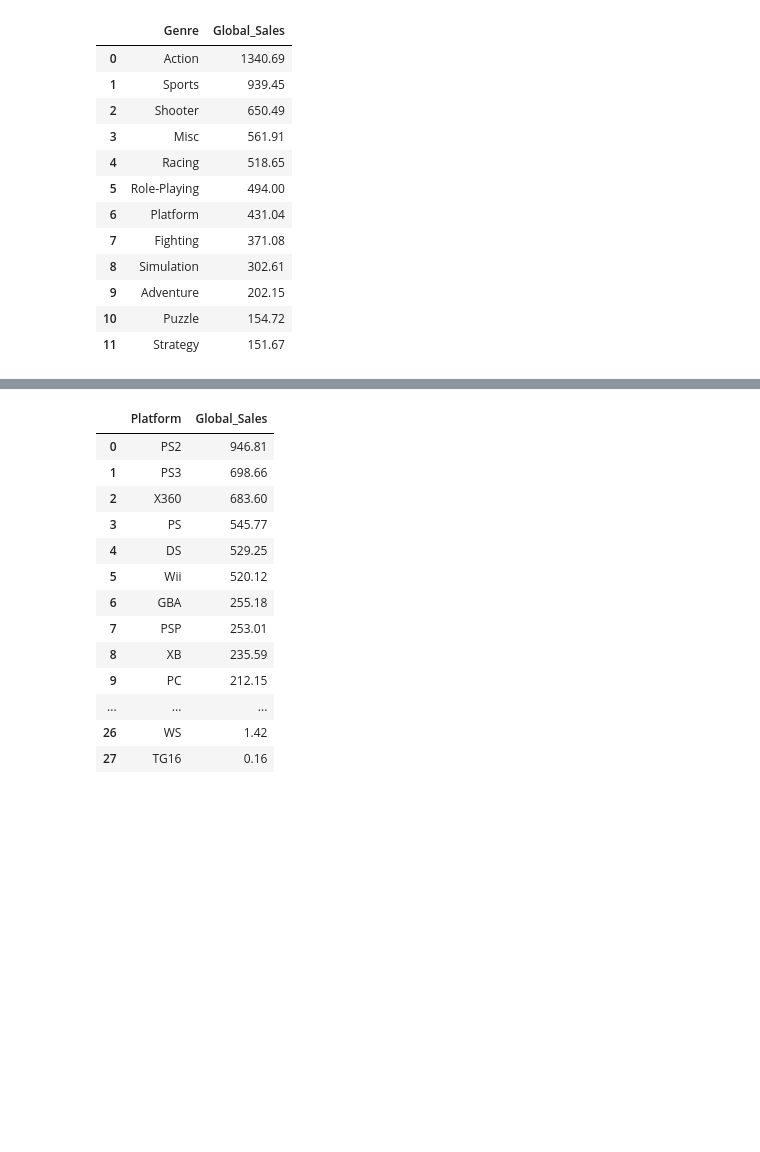
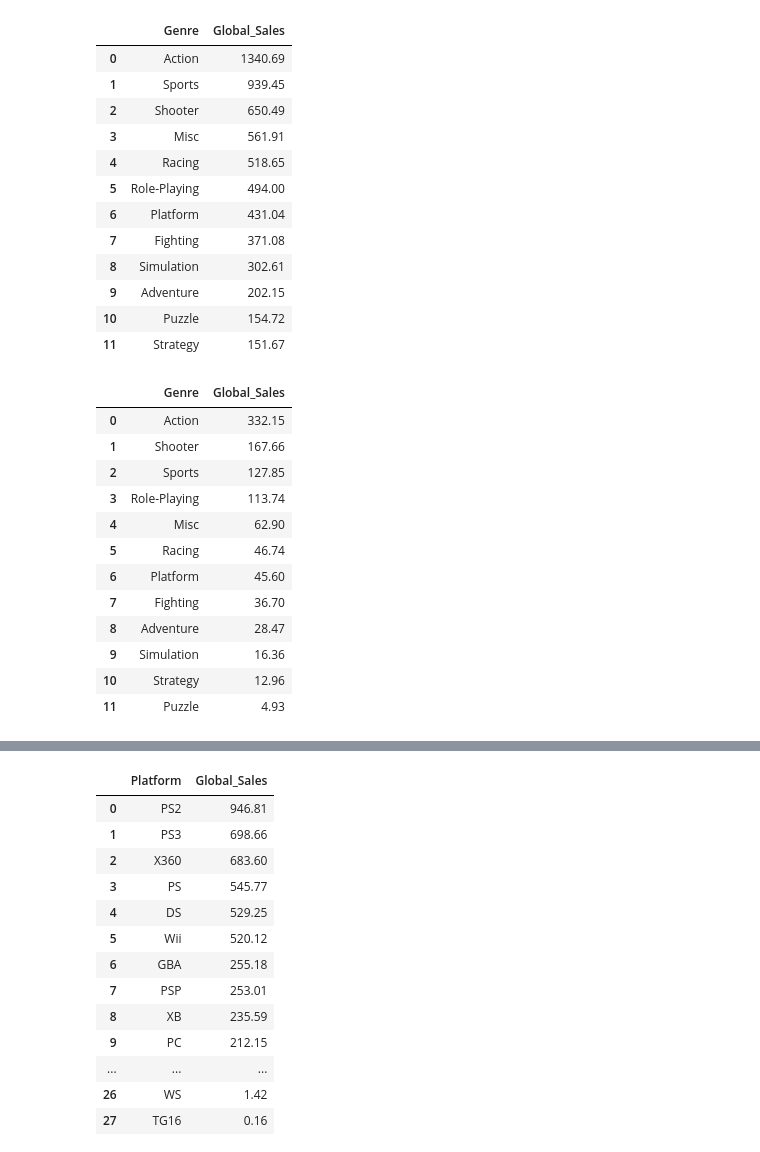
Before and after one commit to sseyonafre/Project, a Jupyter notebook: sprint1/AI_14_고세희_Section1.ipynb, the cells around one changed output, grey strips where cells are left out. Drawn from its saved outputs; the diff is of its cells as text; code cells hidden in the pictures; blank space fills up the shorter version.

```diff
--- a/sprint1/AI_14_고세희_Section1.ipynb
+++ b/sprint1/AI_14_고세희_Section1.ipynb
@@ -750,4 +749,22 @@ s_g
 | 9 | Adventure | 202.15 |
 | 10 | Puzzle | 154.72 |
 | 11 | Strategy | 151.67 |
+# %%
+#최근 5년에는 어떤 장르가 사랑받는가?
+recent_G = df.query("2011<Year<2017").groupby(['Genre'],as_index=False)['Global_Sales'].sum().sort_values(by='Global_Sales',ascending=False).reset_index(drop=True)
+recent_G
+# %% [output]
+|  | Genre | Global_Sales |
+| 0 | Action | 332.15 |
+| 1 | Shooter | 167.66 |
+| 2 | Sports | 127.85 |
+| 3 | Role-Playing | 113.74 |
+| 4 | Misc | 62.90 |
+| 5 | Racing | 46.74 |
+| 6 | Platform | 45.60 |
+| 7 | Fighting | 36.70 |
+| 8 | Adventure | 28.47 |
+| 9 | Simulation | 16.36 |
+| 10 | Strategy | 12.96 |
+| 11 | Puzzle | 4.93 |
 # %%
```
Also changed, not shown: parts of 15 cells of this notebook.
